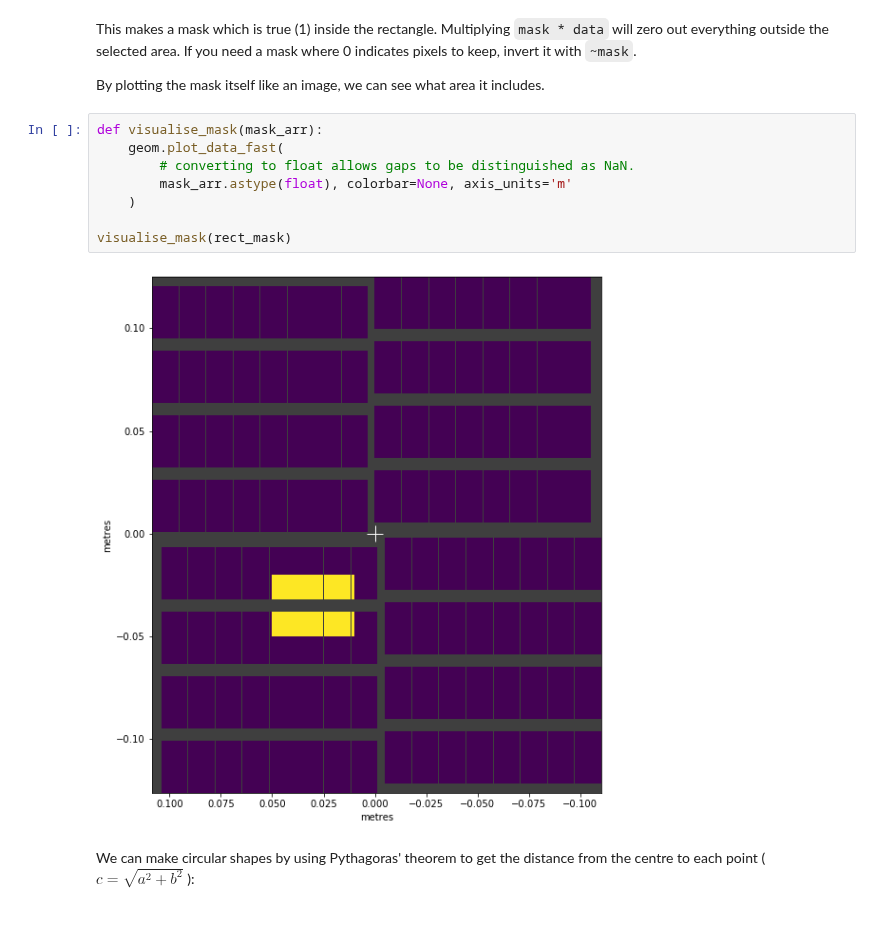
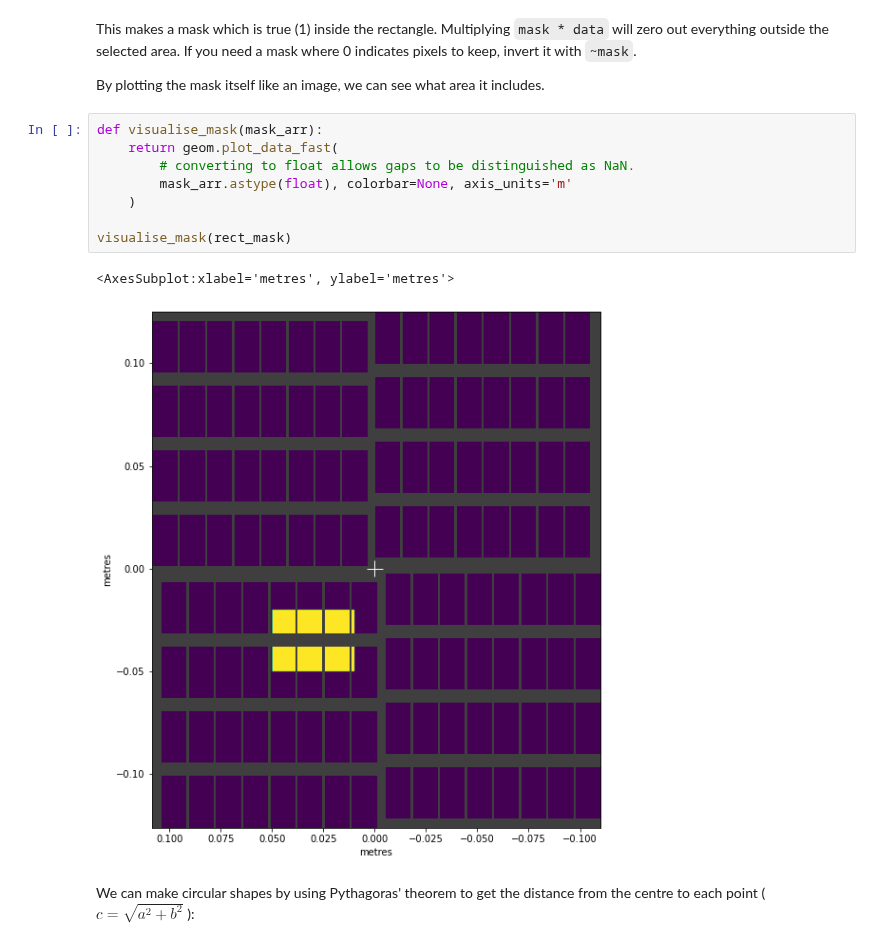
Before and after one commit to European-XFEL/EXtra-geom, a Jupyter notebook: docs/masks.ipynb, the cells around one changed output. Drawn from its saved outputs; the diff is of its cells as text.

```diff
--- a/docs/masks.ipynb
+++ b/docs/masks.ipynb
@@ -44,14 +44,15 @@ If you need a mask where 0 indicates pixels to keep, invert it with `~mask`.
 By plotting the mask itself like an image, we can see what area it includes.
 # %%
 def visualise_mask(mask_arr):
-    geom.plot_data_fast(
+    return geom.plot_data_fast(
         # converting to float allows gaps to be distinguished as NaN.
         mask_arr.astype(float), colorbar=None, axis_units='m'
     )
 
 visualise_mask(rect_mask)
 # %% [output]
+<AxesSubplot:xlabel='metres', ylabel='metres'>
-[figure, old version]
+[figure, new version]
 # %% [markdown]
 We can make circular shapes by using Pythagoras' theorem to get the distance from the centre to each point ( $c = \sqrt{a^2 + b^2}$ ):
 # %%
```
Also changed, not shown: parts of 7 cells of this notebook.
